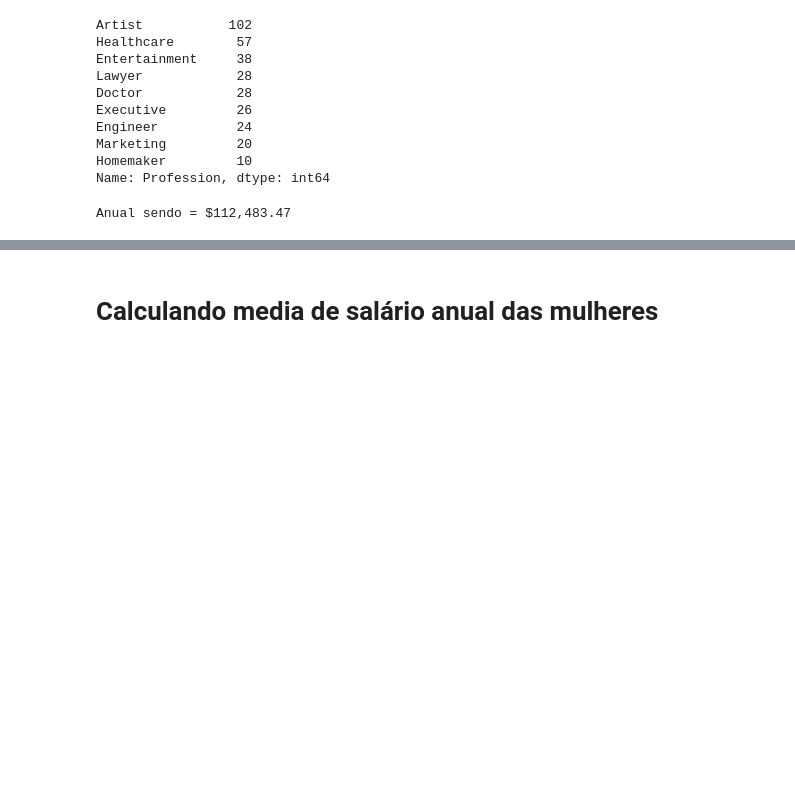
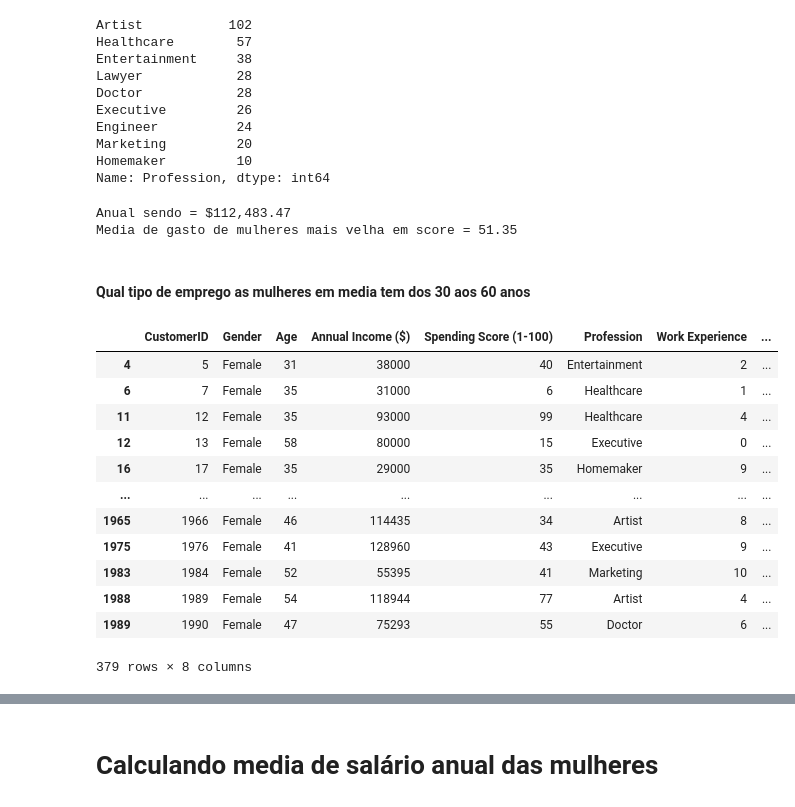
Before and after one commit to Raphael-Lira/ANALISE-DE-DADOS-EMPREGOS, a Jupyter notebook: code.ipynb, the cells around one changed output, grey strips where cells are left out. Drawn from its saved outputs; the diff is of its cells as text; code cells hidden in the pictures; blank space fills up the shorter version.

```diff
--- a/code.ipynb
+++ b/code.ipynb
@@ -112,5 +112,28 @@ Name: Profession, dtype: int64
 # %%
 df_female_age30['Age'].astype('int')
 print('Anual sendo = ${:,.2f}'.format(df_female_age30['Annual Income ($)'].mean()))
+print('Media de gasto de mulheres mais velha em score = {:.2f}'.format(df_female_age30['Spending Score (1-100)'].mean()))
 # %% [output]
 Anual sendo = $112,483.47
+Media de gasto de mulheres mais velha em score = 51.35
+# %% [markdown]
+#### Qual tipo de emprego as mulheres em media tem dos 30 aos 60 anos
+# %%
+df_female['Age'].astype('int')
+df_female_age60_temp = df_female.loc[df_female['Age'] > 30]
+df_female_age60 = df_female_age60_temp.loc[df_female_age60_temp['Age'] < 60]
+display(df_female_age60)
+# %% [output]
+|  | CustomerID | Gender | Age | Annual Income ($) | Spending Score (1-100) | Profession | Work Experience | ... |
+| 4 | 5 | Female | 31 | 38000 | 40 | Entertainment | 2 | ... |
+| 6 | 7 | Female | 35 | 31000 | 6 | Healthcare | 1 | ... |
+| 11 | 12 | Female | 35 | 93000 | 99 | Healthcare | 4 | ... |
+| 12 | 13 | Female | 58 | 80000 | 15 | Executive | 0 | ... |
+| 16 | 17 | Female | 35 | 29000 | 35 | Homemaker | 9 | ... |
+| ... | ... | ... | ... | ... | ... | ... | ... | ... |
+| 1965 | 1966 | Female | 46 | 114435 | 34 | Artist | 8 | ... |
+| 1975 | 1976 | Female | 41 | 128960 | 43 | Executive | 9 | ... |
+| 1983 | 1984 | Female | 52 | 55395 | 41 | Marketing | 10 | ... |
+| 1988 | 1989 | Female | 54 | 118944 | 77 | Artist | 4 | ... |
+| 1989 | 1990 | Female | 47 | 75293 | 55 | Doctor | 6 | ... |
+379 rows × 8 columns
```
Also changed, not shown: parts of 11 cells of this notebook.
